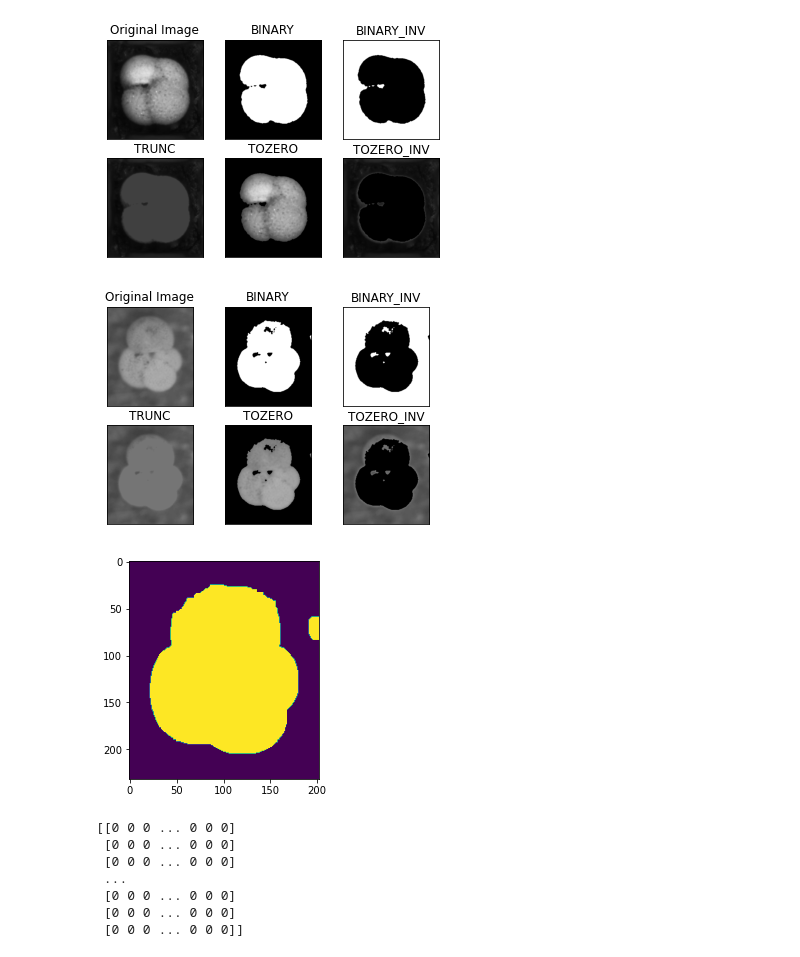
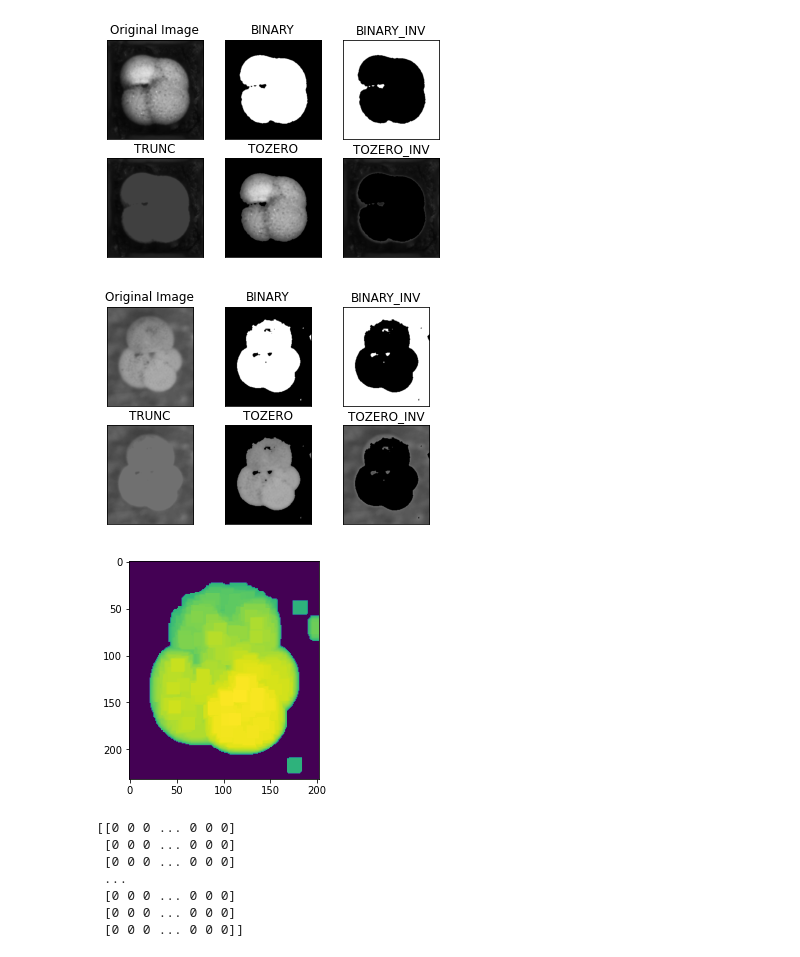
Before and after one commit to y1huac00/SummerProject, a Jupyter notebook: Utils/cv_experiments.ipynb, the cells around one changed output. Drawn from its saved outputs; the diff is of its cells as text; code cells hidden in the pictures.

```diff
--- a/Utils/cv_experiments.ipynb
+++ b/Utils/cv_experiments.ipynb
@@ -100,19 +100,19 @@ easyplot(imgs_YPM, names_YPM,2,3)
 # %% [output]
 [figure]
 # %%
-imgs_NHM, names_NHM = multiple_thresold(NHM,117)
+imgs_NHM, names_NHM = multiple_thresold(NHM,112)
 easyplot(imgs_NHM, names_NHM,2,3)
 # %% [output]
-[figure, old version]
+[figure, new version]
 # %%
-ret, thresh = cv2.threshold(NHM, 117, 255, 0)
+ret, thresh = cv2.threshold(NHM, 112, 255, cv2.THRESH_TOZERO)
 rect=cv2.getStructuringElement(cv2.MORPH_RECT, (3, 3))
 dilation = cv2.dilate(thresh,rect,iterations = 6)
 erosion = cv2.erode(dilation, rect, iterations=4)
 plt.imshow(dilation)
 plt.show()
 # %% [output]
-[figure, old version]
+[figure, new version]
 # %%
 print(dilation)
 # %% [output]
```
